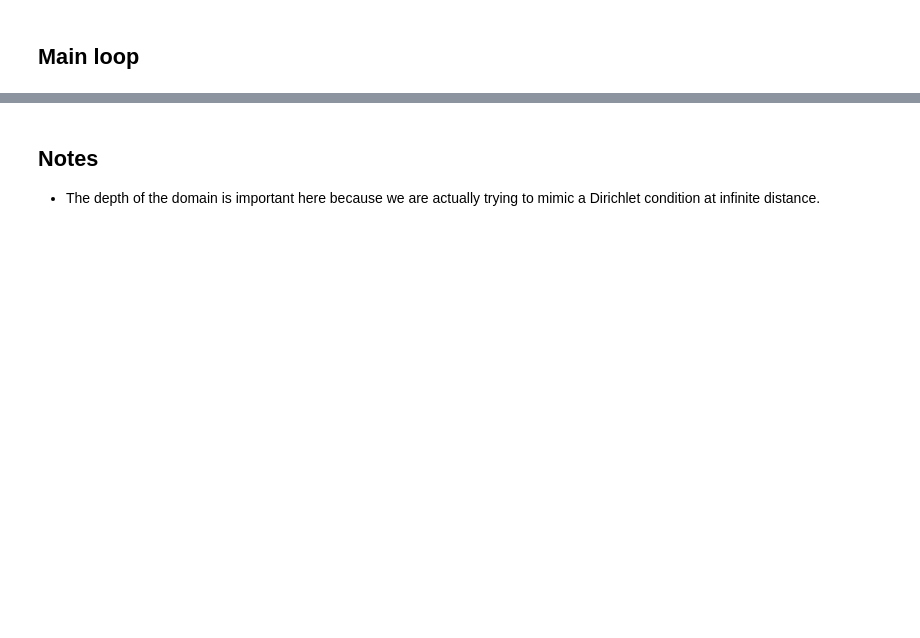
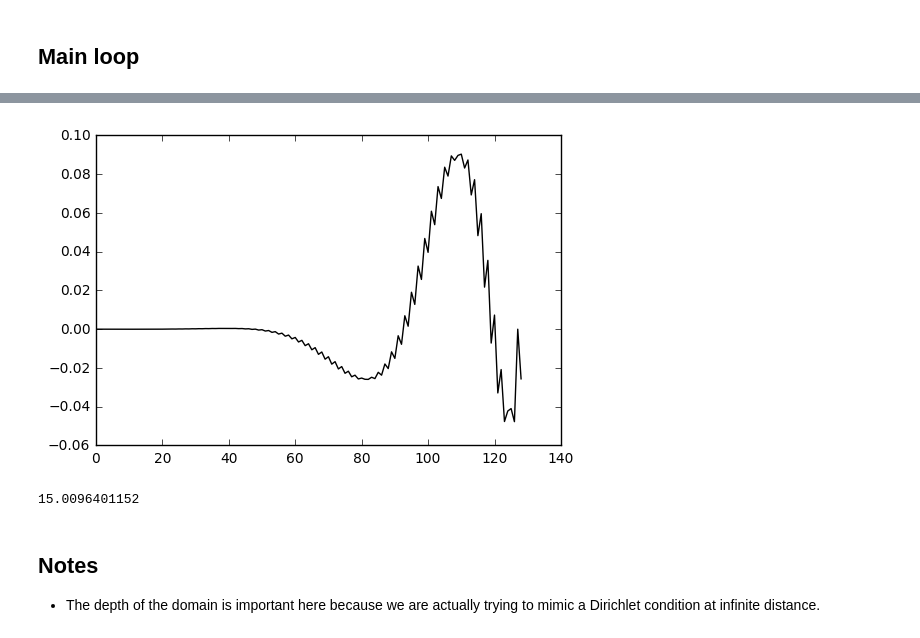
Before and after one commit to dansand/fenicsHeat, a Jupyter notebook: oscillating.ipynb, the cells around one changed output, grey strips where cells are left out. Cells and saved outputs as stored; diff of their text form; code cells hidden in the pictures; blank space fills up the shorter version.

```diff
--- a/oscillating.ipynb
+++ b/oscillating.ipynb
@@ -322,3 +324,22 @@ Max error, t=32166720.00: 0.332
+# %%
+if d == 2:
+    plot(u - u_e) #plot the error
+else:
+    pyplot.plot(u.vector().array()-u_e.vector().array(), c='k')  #plot the error
+# %% [output]
+[figure, added]
+# %%
+#extracting the solution at a point is simple:
+
+if d == 2:
+    print(u((-9.9990000000000006, 10.0)))  #2d
+
+    #or a set of points (using a list comprehension)
+    data = [u(point) for point in xpoints]
+else:
+    print(u(D/2.))  #1d
+# %% [output]
+15.0096401152
 # %% [markdown]
 ## Notes
 
```
Also changed, not shown: parts of 18 cells of this notebook.
